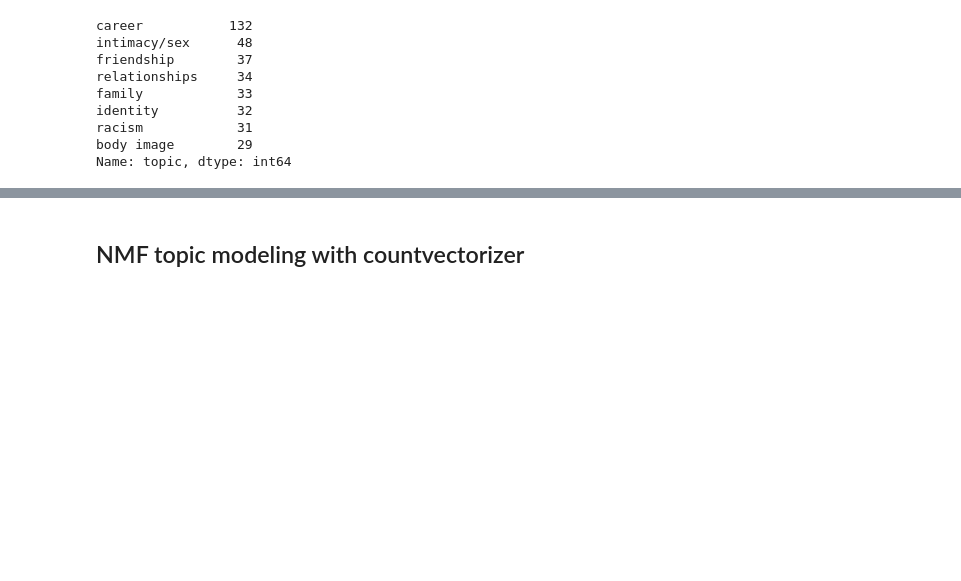
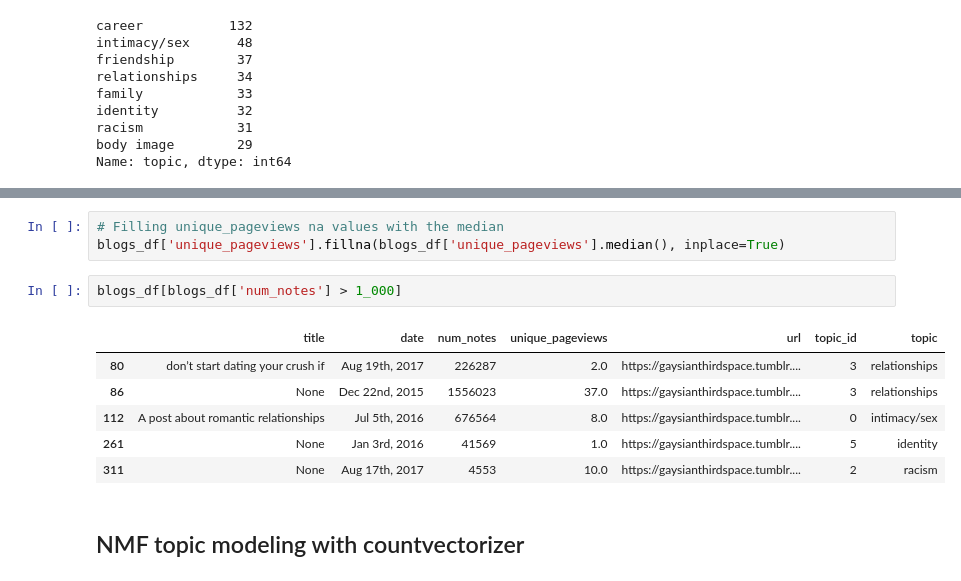
Before and after one commit to binh748/queer-asian-stories, a Jupyter notebook: notebooks/topic_modeling.ipynb, the cells around one changed output, grey strips where cells are left out. Drawn from its saved outputs; the diff is of its cells as text; blank space fills up the shorter version.

```diff
--- a/notebooks/topic_modeling.ipynb
+++ b/notebooks/topic_modeling.ipynb
@@ -434,3 +488,15 @@ blogs_df.iloc[249]['url']
+# %%
+# Filling unique_pageviews na values with the median
+blogs_df['unique_pageviews'].fillna(blogs_df['unique_pageviews'].median(), inplace=True)
+# %%
+blogs_df[blogs_df['num_notes'] > 1_000]
+# %% [output]
+|  | title | date | num_notes | unique_pageviews | url | topic_id | topic |
+| 80 | don’t start dating your crush if | Aug 19th, 2017 | 226287 | 2.0 | https://gaysianthirdspace.tumblr.... | 3 | relationships |
+| 86 | None | Dec 22nd, 2015 | 1556023 | 37.0 | https://gaysianthirdspace.tumblr.... | 3 | relationships |
+| 112 | A post about romantic relationships | Jul 5th, 2016 | 676564 | 8.0 | https://gaysianthirdspace.tumblr.... | 0 | intimacy/sex |
+| 261 | None | Jan 3rd, 2016 | 41569 | 1.0 | https://gaysianthirdspace.tumblr.... | 5 | identity |
+| 311 | None | Aug 17th, 2017 | 4553 | 10.0 | https://gaysianthirdspace.tumblr.... | 2 | racism |
 # %% [markdown]
 ## NMF topic modeling with countvectorizer ##
 # %%
```
Also changed, not shown: parts of 19 cells of this notebook, 2 other files.
